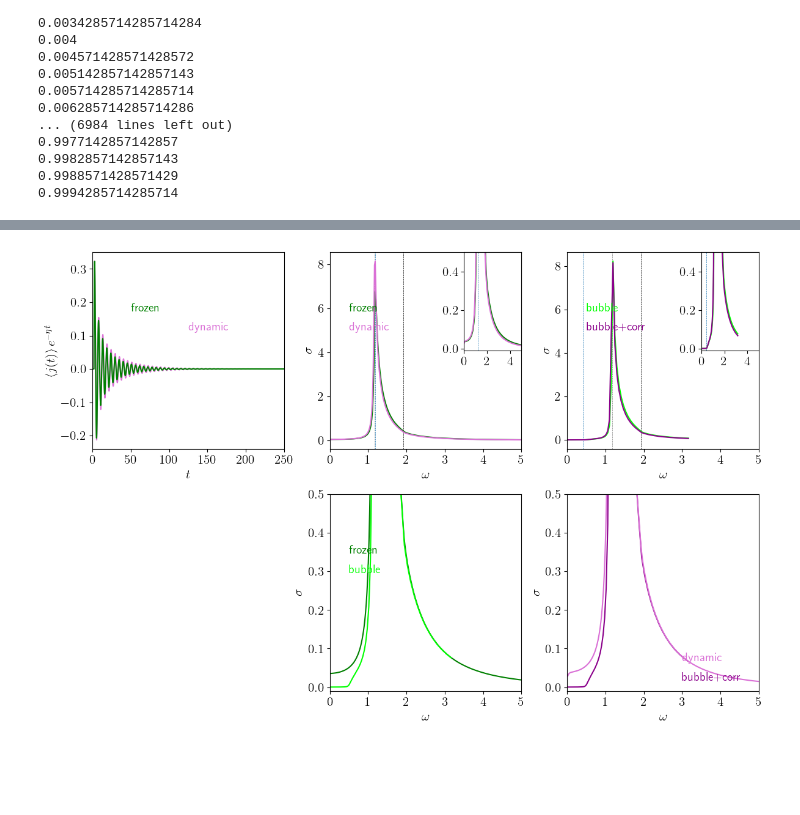
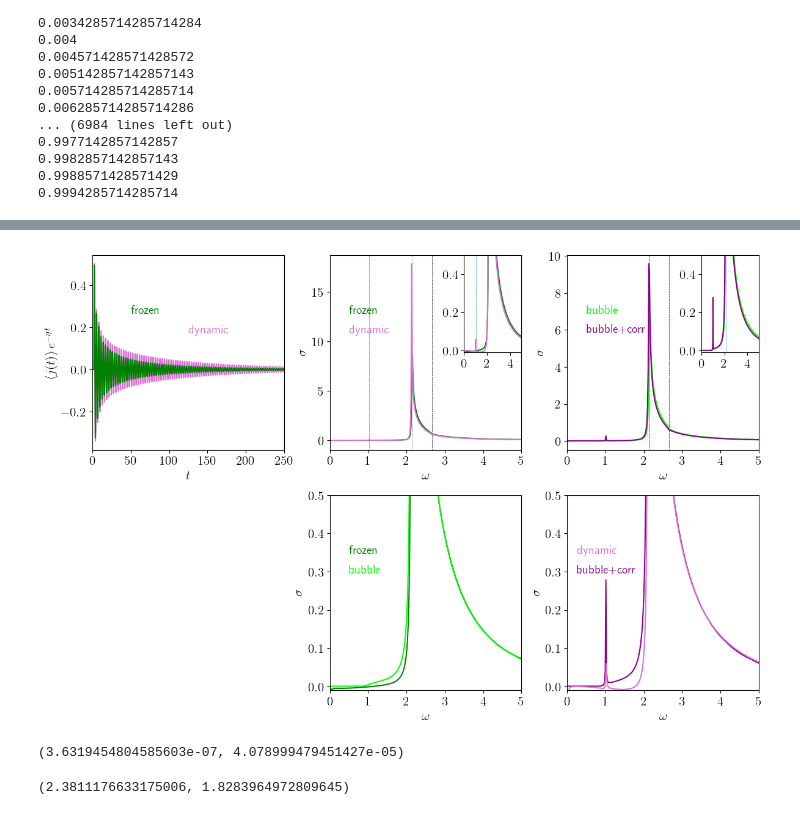
Before and after one commit to anastuhec/30-03-slike, a Jupyter notebook: 25-03-test.ipynb, the cells around one changed output, grey strips where cells are left out. Cells and saved outputs as stored; diff of their text form; code cells hidden in the pictures; blank space fills up the shorter version.

```diff
--- a/25-03-test.ipynb
+++ b/25-03-test.ipynb
@@ -468,13 +832,0 @@ plt.savefig('slika1.pdf')
-# %%
-j = 2
-
-meas = measurement[j] - measurement[j,0]
-measN = measurementN[j] - measurementN[j,0]
-
-Omega, Signal_, Pulz = susceptibility(time, meas, pulz, eta, omega_cut, m.Nk)
-_, Signal_N, _ = susceptibility(timeN, measN, pulz, eta, omega_cut, m.Nk)
-Chi_ = Signal_ / Pulz
-Chi_N = Signal_N / Pulz
-
-plt.plot(Omega, -Chi_N.imag)
-#plt.ylim(0,1)
@@ -483,0 +833,18 @@ plt.plot(Omega, -Chi_N.imag)
+# %%
+''' 5. precompute bubbles '''
+Gamma = 0.008
+mu_ = m.mu / Gamma
+invt = Gamma / m.Ts[-1]
+
+L = 1000
+deg = 5000
+nodes, weights = np.polynomial.legendre.leggauss(deg)
+
+omegas = np.linspace(0.01,5.0,300)
+Pi_w = np.zeros((len(omegas),2,2,2,m.Nk), dtype=np.complex128)
+Pi_eps_w = np.zeros_like(Pi_w, dtype=np.complex128)
+
+for i, omega in enumerate(omegas):
+    pi_w, pi_eps_w = Pi_bubble_tilde_w(m.Nk, omega, m.energije, Gamma, mu_, invt, L, nodes, weights)
+    Pi_w[i] = pi_w
+    Pi_eps_w[i] = pi_eps_w
@@ -485,12 +1009,12 @@ plt.plot(Omega, -Chi_N.imag)
 fig, ax = plt.subplots(ncols=3, nrows=2, figsize=(12,8))
 gap = np.min(m.energije[1]) - np.max(m.energije[0])
 
-measJ = measurementJ[0].real - measurementJ[0,0].real
-measNJ = measurementNJ[0].real - measurementNJ[0,0].real
+measJ = measurementJ[:,0].real - measurementJ[0,0].real
+measNJ = measurementNJ[:,0].real - measurementNJ[0,0].real
 
 pulz = A_pulz(timeJ, A0, t0, sigma, Omega0)
 omega_cut = 5
-eta = 0.03
+eta = 0.009
 
 Omega, Sigma = optical_conductivity(timeJ, measJ, pulz, eta, omega_cut, m.Nk)
 _, SigmaN = optical_conductivity(timeJ, measNJ, pulz, eta, omega_cut, m.Nk)
@@ -536,33 +1060,53 @@ ax[0,2].axvline(omega_max1_, ls='dashed', zorder=-100, lw=0.5), ins2.axvline(ome
 for j in range(1,3):
     ax[0,j].axvline(dE_1, color='grey', ls='dashed', zorder=-100, lw=0.5)
     ax[0,j].axvline(dE_2, color='black', ls='dashed', zorder=-100, lw=0.5)
 
 for j in range(2):
     for i in range(1,3):
         ax[j,i].set_ylabel(r'$\sigma$', fontsize=15)
 
 ax[1,2].set_ylim(-0.01,0.5)
 ax[1,1].set_ylim(-0.01,0.5)
 ins1.set_xlim(0,5), ins2.set_xlim(0,5)
 
 ax[0,0].text(0.2, 0.7, rf'frozen', transform=ax[0,0].transAxes, color='green', fontsize=14)
 ax[0,0].text(0.5, 0.6, rf'dynamic', transform=ax[0,0].transAxes, color='orchid', fontsize=14)
 
 ax[0,1].text(0.1, 0.7, rf'frozen', transform=ax[0,1].transAxes, color='green', fontsize=14)
 ax[0,1].text(0.1, 0.6, rf'dynamic', transform=ax[0,1].transAxes, color='orchid', fontsize=14)
 
 ax[0,2].text(0.1, 0.7, rf'bubble', transform=ax[0,2].transAxes, color='lime', fontsize=14)
 ax[0,2].text(0.1, 0.6, rf'bubble+corr', transform=ax[0,2].transAxes, color='darkmagenta', fontsize=14)
 
 ax[1,1].text(0.1,0.7, rf'frozen', transform=ax[1,1].transAxes, color='green', fontsize=14)
 ax[1,1].text(0.1,0.6, rf'bubble', transform=ax[1,1].transAxes, color='lime', fontsize=14)
 
-ax[1,2].text(0.6,0.15, rf'dynamic', transform=ax[1,2].transAxes, color='orchid', fontsize=14)
-ax[1,2].text(0.6,0.05, rf'bubble+corr', transform=ax[1,2].transAxes, color='darkmagenta', fontsize=14)
+ax[1,2].text(0.05,0.7, rf'dynamic', transform=ax[1,2].transAxes, color='orchid', fontsize=14)
+ax[1,2].text(0.05,0.6, rf'bubble+corr', transform=ax[1,2].transAxes, color='darkmagenta', fontsize=14)
 
 ins1.set_xticks([0,2,4]), ins2.set_xticks([0,2,4])
 ax[1,0].axis('off')
 plt.tight_layout()
 plt.savefig('slika2.pdf')
 # %% [output]
-[figure, old version]
+[figure, new version]
+# %%
+dChi_jj[0].imag / omegas[0], Chi_jj0[0].imag / omegas[0]
+# %% [output]
+(3.6319454804585603e-07, 4.078999479451427e-05)
+# %%
+def second_derivative_central(f, h):
+    fpp = (f[:-2] - 2*f[1:-1] + f[2:]) / h**2
+    return fpp
+
+drude = 0.0
+for orb in range(2):
+    d2e_dk2 = second_derivative_central(m.energije[orb], m.K[1] - m.K[0])
+    fermi_dirac = fd(m.energije[orb], m.mu, m.Ts[-1])
+    drude += np.sum(d2e_dk2 * fermi_dirac[1:-1])
+
+kinetic = parameters(b, t, t_, t12, Vb, Vc, delta)[1]
+D = drude_weight(m.K, m.vecs, m.energije, m.mu, m.Ts[-1], kinetic).real
+D / m.Nk * np.pi / 2, integral_omega(Chi_jj0.imag / omegas, omegas)
+# %% [output]
+(2.3811176633175006, 1.8283964972809645)
```
Also changed, not shown: parts of 46 cells of this notebook, 3 other files.
